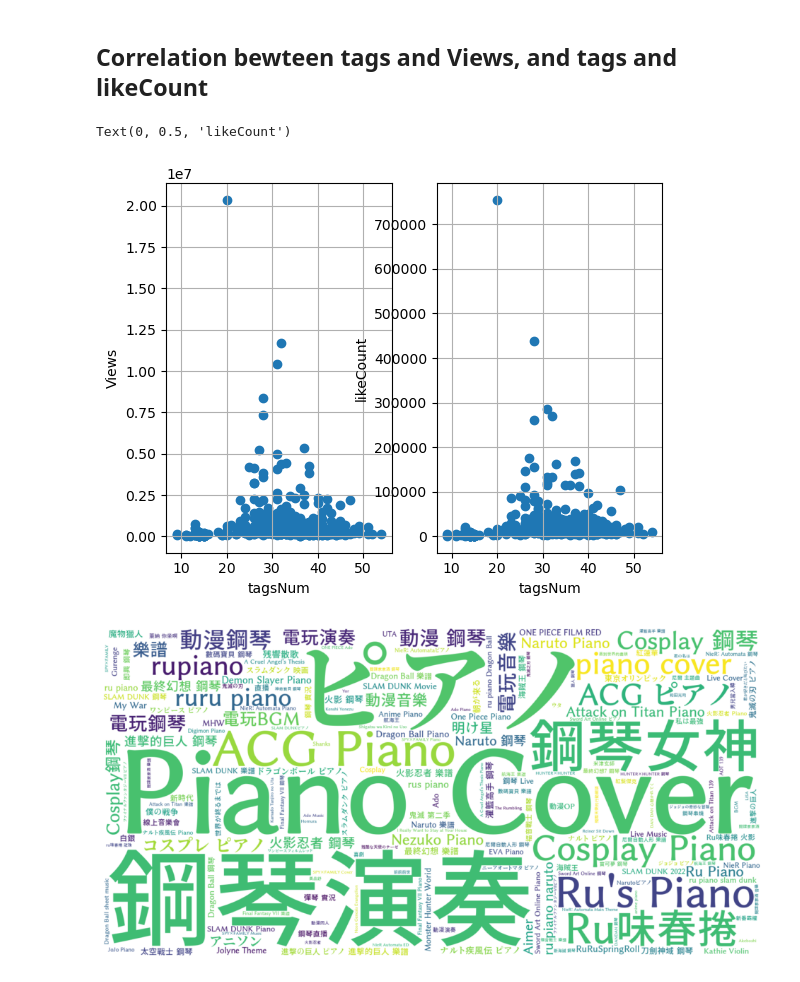
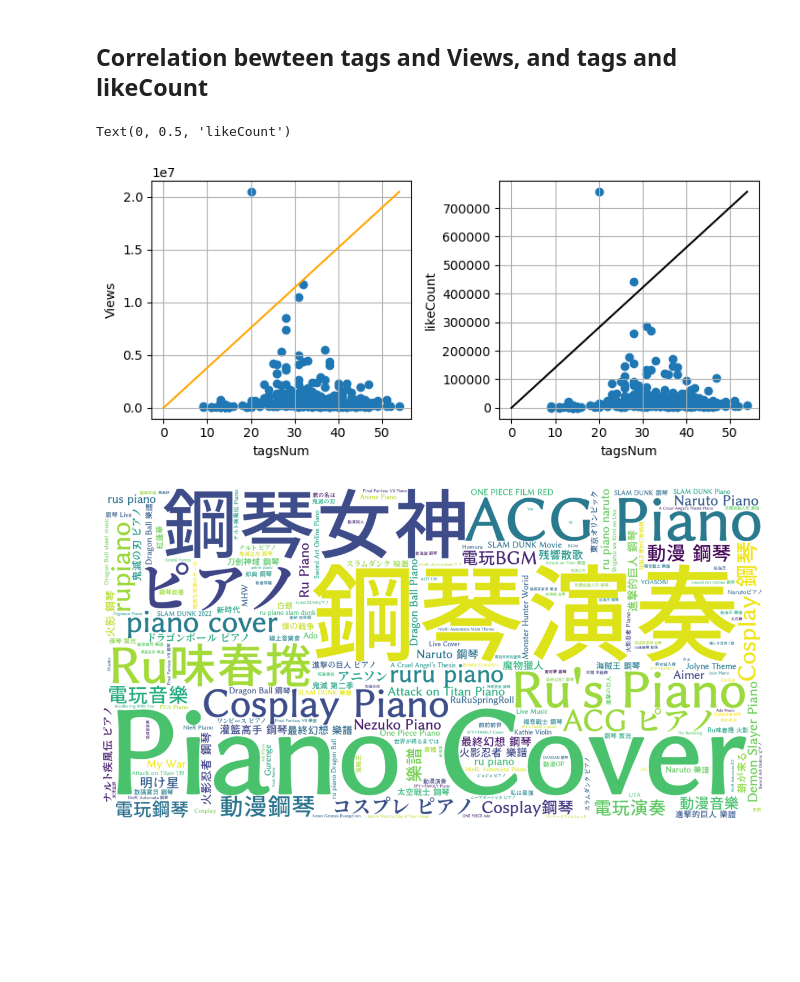
Before and after one commit to Takuyatsai/YouTube-Music-Channel-Analysis, a Jupyter notebook: Rurupaino.ipynb, the cells around one changed output. Saved outputs shown, nothing was run; the diff lists cells and outputs as text; code cells hidden in the pictures; blank space fills up the shorter version.

```diff
--- a/Rurupaino.ipynb
+++ b/Rurupaino.ipynb
@@ -10,7 +10,7 @@ import matplotlib.pyplot as plt
 # %%
 api_service_name = "youtube"
 api_version = "v3"
-api_key = '你的金鑰'
+api_key = 'AIzaSyDuv01cLfrdAOaNT7ek2tGi9MfTURafy7Q'
 youtube = build('youtube', 'v3', developerKey = api_key)
 channel_id = 'UCAYrMNl92jw6cpjdpBP8JyA'
 # %% [markdown]
@@ -334,24 +422,26 @@ Text(0, 0.5, 'Views')
 # %%
 fig = plt.figure()
 
 x3 = data_rurupaino['tagsNum']
 y3 = data_rurupaino['Views']
 plt.subplot(121)
 plt.grid()
 plt.scatter(x3, y3)
+plt.plot([0,x3.max()],[0,y3.max()], color='orange')
 plt.xlabel('tagsNum')
 plt.ylabel('Views')
 
 x4 = data_rurupaino['tagsNum']
 y4 = data_rurupaino['likeCount']
 plt.subplot(122)
 plt.grid()
 plt.scatter(x4, y4)
+plt.plot([0,x4.max()],[0,y4.max()], color='black')
 plt.xlabel('tagsNum')
 plt.ylabel('likeCount')
 # %% [output]
 Text(0, 0.5, 'likeCount')
-[figure, old version]
+[figure, new version]
 # %%
 from collections import Counter
 all_terms = []
@@ -371,7 +461,7 @@ plt.imshow(wc, interpolation="bilinear")
 plt.axis("off")
 plt.show()
 # %% [output]
-[figure, old version]
+[figure, new version]
 # %%
 data_rurupaino.to_excel('Rurupaino.xlsx', index=False)
 # %%
```
Also changed, not shown: parts of 35 cells of this notebook, 4 other files.
